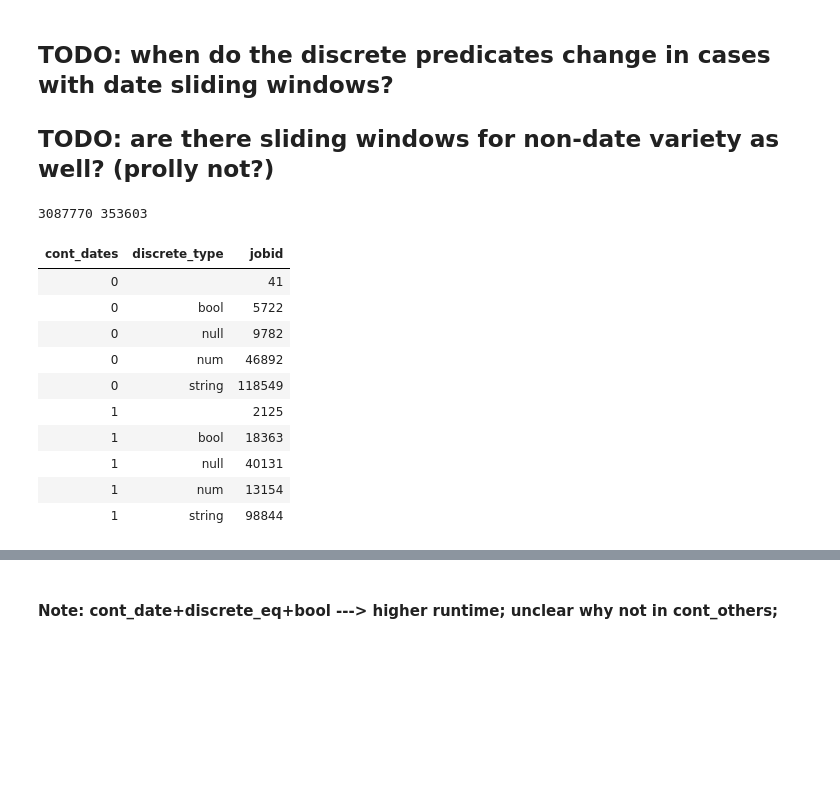
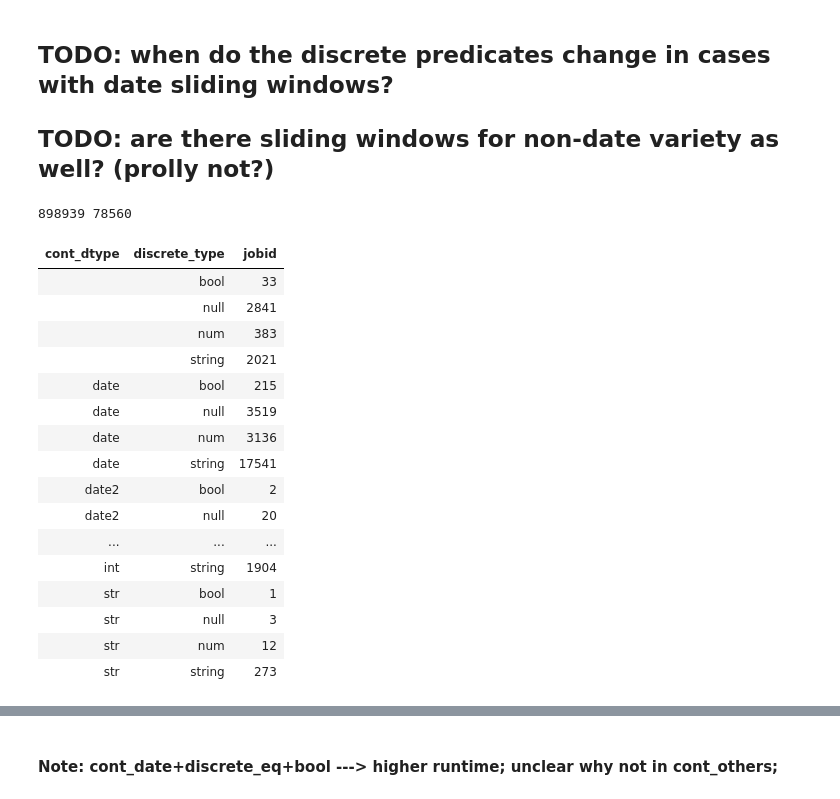
Before and after one commit to parimarjan/WorkloadCharacterization, a Jupyter notebook: Notebooks/filter-constants.ipynb, the cells around one changed output, grey strips where cells are left out. Cells and saved outputs as stored; diff of their text form; code cells hidden in the pictures; blank space fills up the shorter version.

```diff
--- a/Notebooks/filter-constants.ipynb
+++ b/Notebooks/filter-constants.ipynb
@@ -217,0 +290,13 @@ df = df[df["num_ops"] != -1]
+# %%
+for k,v in seeninps.items():
+    seeninps[k] = CLUSTER + "-" + v
+# %%
+df["db"] = df.apply(lambda x: seeninps[x[INP_FIELD]],axis=1)
+allopdf["db"] = df.apply(lambda x: seeninps[x[INP_FIELD]], axis=1)
+# %%
+df["cluster"] = CLUSTER
+allopdf["cluster"] = CLUSTER
+df["workload"] = "cosmos"
+allopdf["workload"] = "cosmos"
+
+df["input"] = df[INP_FIELD]
@@ -535,0 +1175,5 @@ pretty_print(dfcont.groupby(["cont_dtype"])[STATCOLS].describe(percentiles=[0.9,
+# %%
+tmp = dfcont[dfcont.cont_type == ""]
+pd.options.display.max_colwidth = 1000
+pd.set_option('display.max_columns', 100)
+#tmp[["StageName", "FilterExpr"]]
@@ -1172,22 +1806,28 @@ array([], dtype=object)
 # %%
 dfboth = df[df.cont_ops == 1]
 dfboth = dfboth[dfboth.discrete_ops == 1]
 dfboth = dfboth[dfboth.like_ops == 0]
-dfboth = dfboth[dfboth.complex_ops == 0]
+#dfboth = dfboth[dfboth.complex_ops == 0]
 print(len(df), len(dfboth))
-HTML(dfboth.groupby(["cont_dates", "discrete_type"]).count()["jobid"].\
+HTML(dfboth.groupby(["cont_dtype", "discrete_type"]).count()["jobid"].\
      reset_index().to_html(index=False))
 # %% [output]
-3087770 353603
+898939 78560
-| cont_dates | discrete_type | jobid |
-| 0 |  | 41 |
-| 0 | bool | 5722 |
-| 0 | null | 9782 |
-| 0 | num | 46892 |
-| 0 | string | 118549 |
-| 1 |  | 2125 |
-| 1 | bool | 18363 |
-| 1 | null | 40131 |
-| 1 | num | 13154 |
-| 1 | string | 98844 |
+| cont_dtype | discrete_type | jobid |
+|  | bool | 33 |
+|  | null | 2841 |
+|  | num | 383 |
+|  | string | 2021 |
+| date | bool | 215 |
+| date | null | 3519 |
+| date | num | 3136 |
+| date | string | 17541 |
+| date2 | bool | 2 |
+| date2 | null | 20 |
+| ... | ... | ... |
+| int | string | 1904 |
+| str | bool | 1 |
+| str | null | 3 |
+| str | num | 12 |
+| str | string | 273 |
 # %%
```
Also changed, not shown: parts of 180 cells of this notebook, 6 other files.
